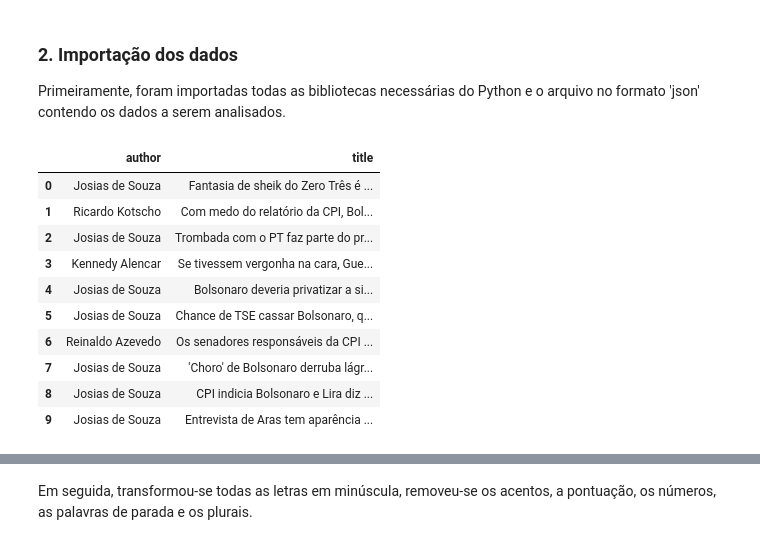
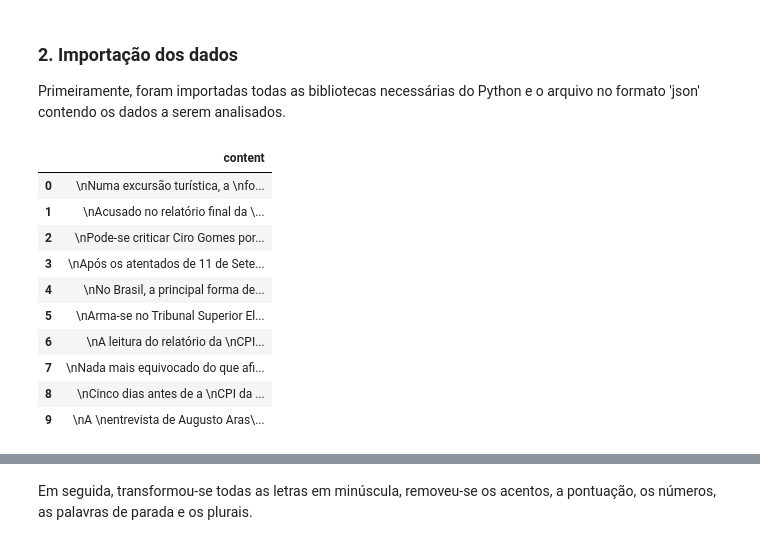
Before and after one commit to mahmayer/Mackenzie, a Jupyter notebook: Linguagem_natural_Articulistas.ipynb, the cells around one changed output, grey strips where cells are left out. Cells and saved outputs as stored; diff of their text form; code cells hidden in the pictures.

```diff
--- a/Linguagem_natural_Articulistas.ipynb
+++ b/Linguagem_natural_Articulistas.ipynb
@@ -33,17 +33,17 @@ from nltk.util import ngrams
 # %%
 data = pd.read_json('https://raw.githubusercontent.com/mahmayer/articulistas/main/UolBlogs.json')
 
-titles = data[['author','title']].copy()
-titles.head(10)
+content = data[['content']].copy()
+content.head(10)
 # %% [output]
-|  | author | title |
-| 0 | Josias de Souza | Fantasia de sheik do Zero Três é ... |
-| 1 | Ricardo Kotscho | Com medo do relatório da CPI, Bol... |
-| 2 | Josias de Souza | Trombada com o PT faz parte do pr... |
-| 3 | Kennedy Alencar | Se tivessem vergonha na cara, Gue... |
-| 4 | Josias de Souza | Bolsonaro deveria privatizar a si... |
-| 5 | Josias de Souza | Chance de TSE cassar Bolsonaro, q... |
-| 6 | Reinaldo Azevedo | Os senadores responsáveis da CPI ... |
-| 7 | Josias de Souza | 'Choro' de Bolsonaro derruba lágr... |
-| 8 | Josias de Souza | CPI indicia Bolsonaro e Lira diz ... |
-| 9 | Josias de Souza | Entrevista de Aras tem aparência ... |
+|  | content |
+| 0 | \nNuma excursão turística, a \nfo... |
+| 1 | \nAcusado no relatório final da \... |
+| 2 | \nPode-se criticar Ciro Gomes por... |
+| 3 | \nApós os atentados de 11 de Sete... |
+| 4 | \nNo Brasil, a principal forma de... |
+| 5 | \nArma-se no Tribunal Superior El... |
+| 6 | \nA leitura do relatório da \nCPI... |
+| 7 | \nNada mais equivocado do que afi... |
+| 8 | \nCinco dias antes de a \nCPI da ... |
+| 9 | \nA \nentrevista de Augusto Aras\... |
```
Also changed, not shown: parts of 15 cells of this notebook.
